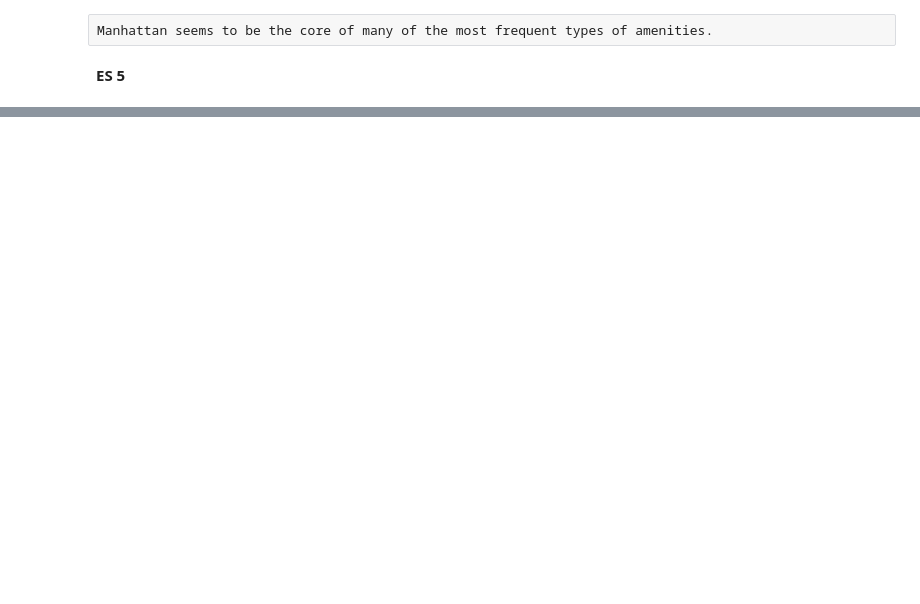
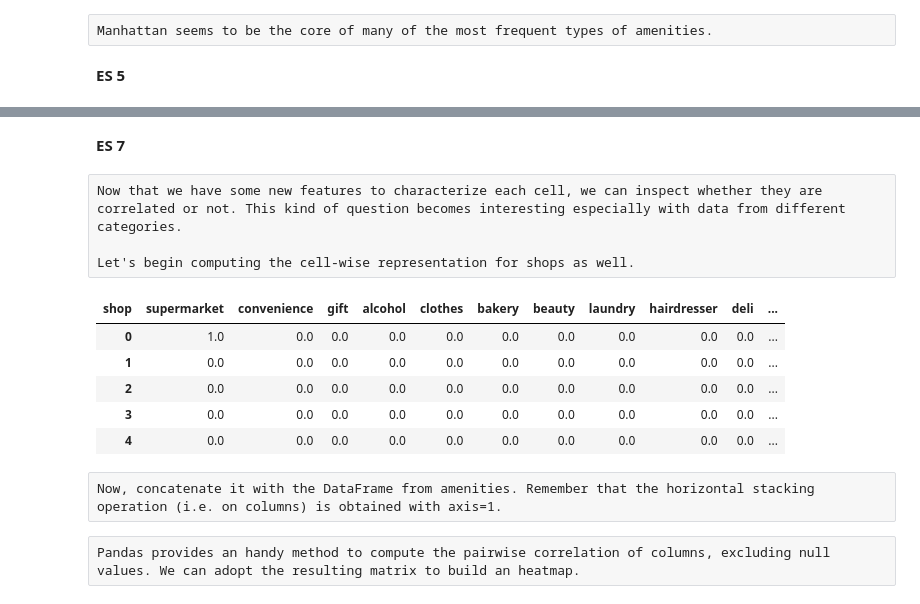
Before and after one commit to letiBri/DS-ML, a Jupyter notebook: LAB02/LAB02_corretto.ipynb, the cells around one changed output, grey strips where cells are left out. Cells and saved outputs as stored; diff of their text form; code cells hidden in the pictures; blank space fills up the shorter version.

```diff
--- a/LAB02/LAB02_corretto.ipynb
+++ b/LAB02/LAB02_corretto.ipynb
@@ -375,0 +442,18 @@ Manhattan seems to be the core of many of the most frequent types of amenities.
+# %%
+def get_df_count(df, column, perc_value):
+    counts = df[column].value_counts()  # conta quante volte compare ogni tipo nella colonna (es. 'amenity')
+    top_freq = get_top_perc(counts, perc_value)  # seleziona solo i tipi più frequenti fino alla soglia perc_value (es. 80%)
+    mask = df[column].isin(top_freq.index)  # crea una maschera True solo per le righe con quei tipi più frequenti
+    freq_df = df.loc[mask]  # filtra il DataFrame tenendo solo le righe con i tipi più comuni
+
+    # per ogni cella (identificata da cell_id), conta quanti POI di ciascun tipo si trovano dentro
+    count_dframe = []  # lista che conterrà le serie di conteggi per ogni cella
+    for cell_id in range(n_splits**2):  # scorre tutti i possibili ID di cella (es. 20x20 = 400 celle)
+        count_vals = freq_df.loc[freq_df['cell_id'] == cell_id][column].value_counts()
+        # seleziona solo i POI di quella cella e conta i tipi nella colonna (es. quanti "restaurant", "school", ecc.)
+        count_vals.name = cell_id  # assegna come nome della serie l’ID della cella
+        count_dframe.append(count_vals)  # aggiunge la serie alla lista
+
+    cells_features_df = pd.DataFrame(count_dframe)  # unisce tutte le serie in un unico DataFrame (una riga per cella)
+    cells_features_df = cells_features_df.fillna(0)  # riempie con 0 le celle dove un tipo non è presente
+    return cells_features_df  # restituisce il DataFrame finale
@@ -375,0 +472,18 @@ Manhattan seems to be the core of many of the most frequent types of amenities.
+# %% [markdown]
+**ES 7**
+# %% [raw]
+Now that we have some new features to characterize each cell, we can inspect whether they are correlated or not. This kind of question becomes interesting especially with data from different categories.
+
+Let's begin computing the cell-wise representation for shops as well.
+# %%
+shops_df = get_df_count(pois_df, 'shop', .6)
+shops_df.head()
+# %% [output]
+| shop | supermarket | convenience | gift | alcohol | clothes | bakery | beauty | laundry | hairdresser | deli | ... |
+| 0 | 1.0 | 0.0 | 0.0 | 0.0 | 0.0 | 0.0 | 0.0 | 0.0 | 0.0 | 0.0 | ... |
+| 1 | 0.0 | 0.0 | 0.0 | 0.0 | 0.0 | 0.0 | 0.0 | 0.0 | 0.0 | 0.0 | ... |
+| 2 | 0.0 | 0.0 | 0.0 | 0.0 | 0.0 | 0.0 | 0.0 | 0.0 | 0.0 | 0.0 | ... |
+| 3 | 0.0 | 0.0 | 0.0 | 0.0 | 0.0 | 0.0 | 0.0 | 0.0 | 0.0 | 0.0 | ... |
+| 4 | 0.0 | 0.0 | 0.0 | 0.0 | 0.0 | 0.0 | 0.0 | 0.0 | 0.0 | 0.0 | ... |
+# %% [raw]
+Now, concatenate it with the DataFrame from amenities. Remember that the horizontal stacking operation (i.e. on columns) is obtained with axis=1.
@@ -375,0 +492,2 @@ Manhattan seems to be the core of many of the most frequent types of amenities.
+# %% [raw]
+Pandas provides an handy method to compute the pairwise correlation of columns, excluding null values. We can adopt the resulting matrix to build an heatmap.
```
Also changed, not shown: parts of 17 cells of this notebook.
